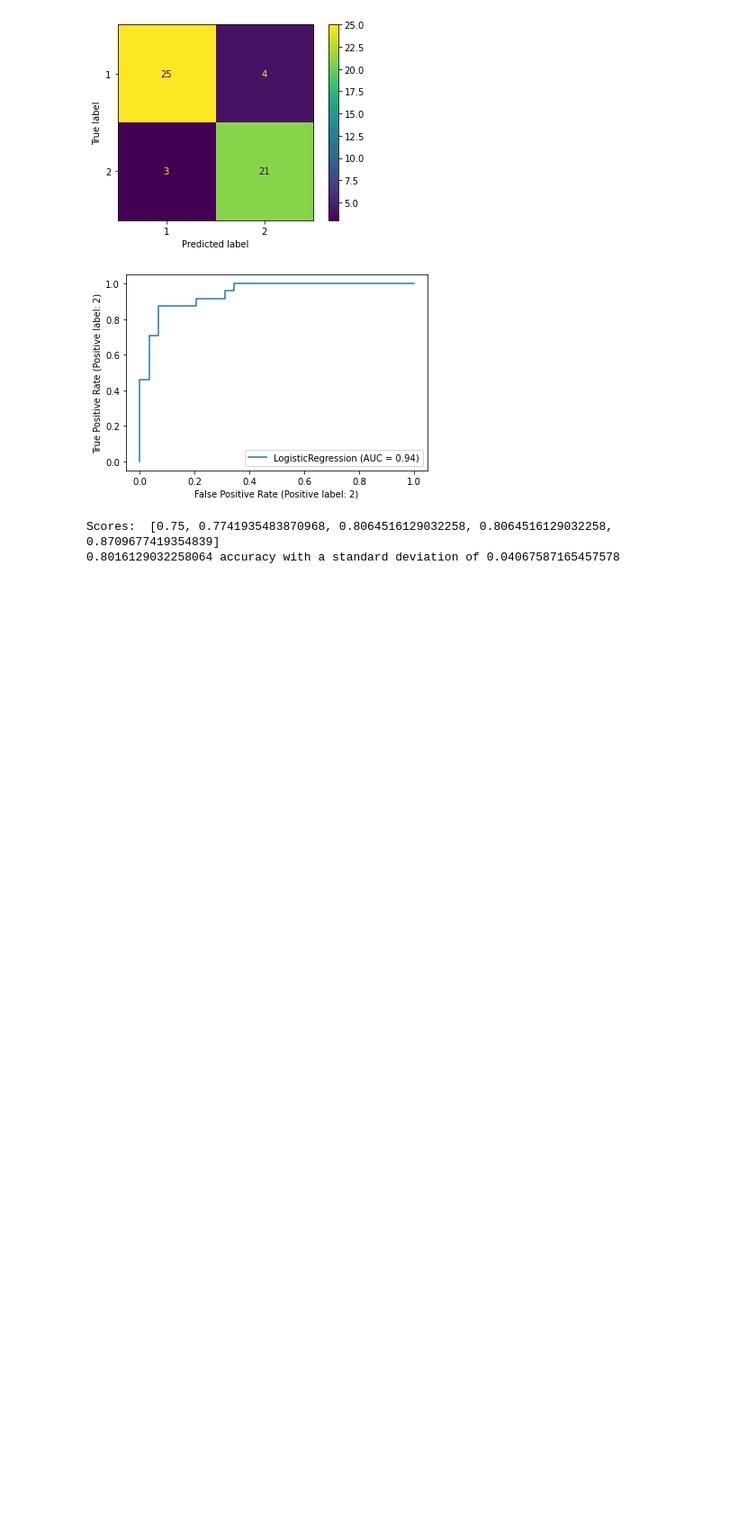
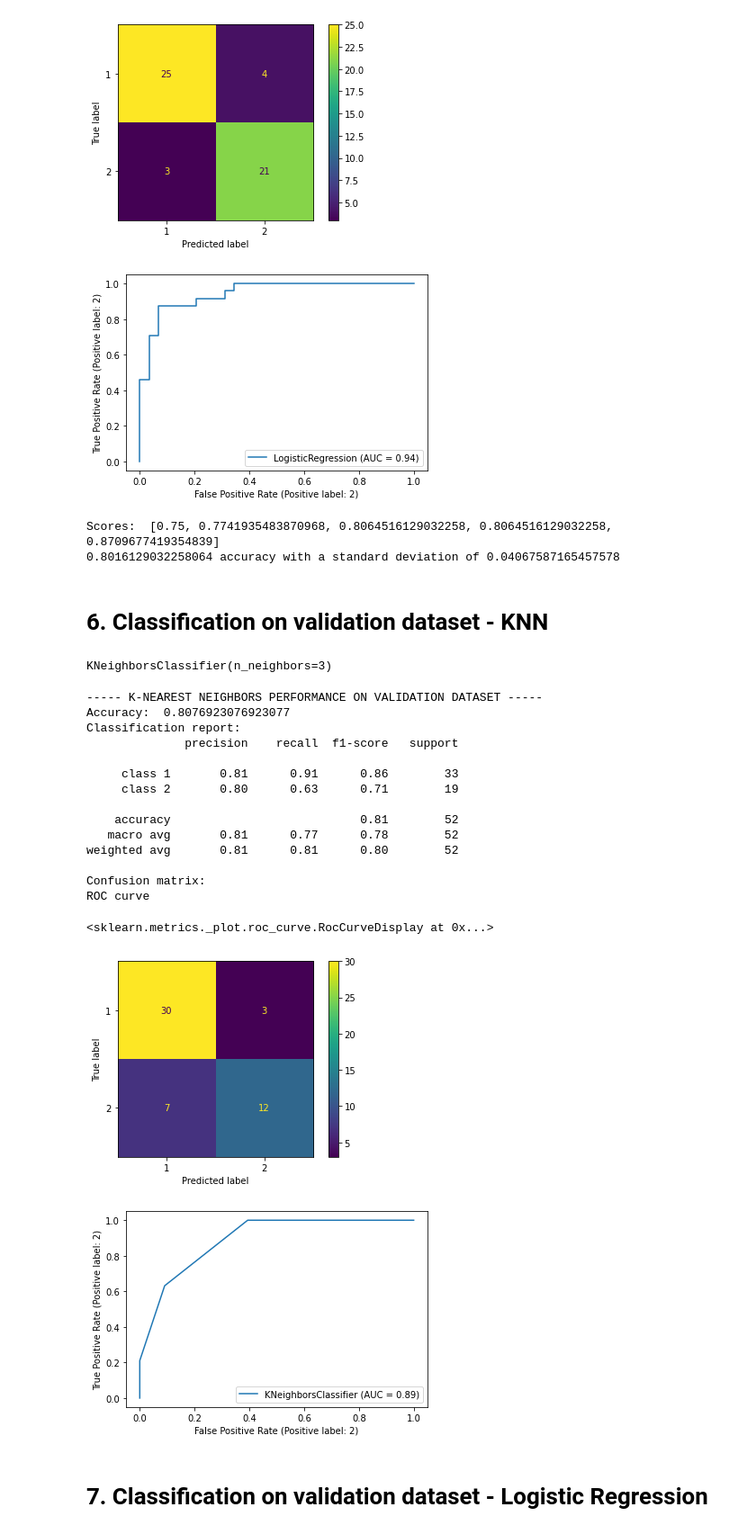
Before and after one commit to BioMedProjects/Intro-AI-Project, a Jupyter notebook: WDSI_project.ipynb, the cells around one changed output. Shown: that part at 90% size. Drawn from its saved outputs; the diff is of its cells as text; code cells hidden in the pictures; blank space fills up the shorter version.

Commit message:
validation dataset classification

```diff
--- a/WDSI_project.ipynb
+++ b/WDSI_project.ipynb
@@ -584,3 +585,49 @@ print(f"{scores.mean()} accuracy with a standard deviation of {scores.std()}")
 # %% [output]
 Scores:  [0.75, 0.7741935483870968, 0.8064516129032258, 0.8064516129032258, 0.8709677419354839]
 0.8016129032258064 accuracy with a standard deviation of 0.04067587165457578
+# %% [markdown]
+# 6. Classification on validation dataset - KNN<a name="2"></a>
+# %%
+data = X_val
+target = y_val
+# %%
+n_neighbors = 3
+kNN_classifier = KNeighborsClassifier(n_neighbors=n_neighbors)
+kNN_classifier.fit(data, target)
+# %% [output]
+KNeighborsClassifier(n_neighbors=3)
+# %%
+print('----- K-NEAREST NEIGHBORS PERFORMANCE ON VALIDATION DATASET -----')
+knn_predictions = kNN_classifier.predict(data)
+knn_accuracy = accuracy_score(target, knn_predictions)
+print('Accuracy: ', knn_accuracy)
+
+print("Classification report:")
+target_names = ['class 1', 'class 2']
+print(classification_report(target, knn_predictions, target_names=target_names))
+
+print("Confusion matrix:")
+plot_confusion_matrix(kNN_classifier, data, target)
+
+print("ROC curve")
+plot_roc_curve(kNN_classifier, data, target)
+# %% [output]
+----- K-NEAREST NEIGHBORS PERFORMANCE ON VALIDATION DATASET -----
+Accuracy:  0.8076923076923077
+Classification report:
+              precision    recall  f1-score   support
+
+     class 1       0.81      0.91      0.86        33
+     class 2       0.80      0.63      0.71        19
+
+    accuracy                           0.81        52
+   macro avg       0.81      0.77      0.78        52
+weighted avg       0.81      0.81      0.80        52
+
+Confusion matrix:
+ROC curve
+<sklearn.metrics._plot.roc_curve.RocCurveDisplay at 0x...>
+[figure, added]
+[figure, added]
+# %% [markdown]
+# 7. Classification on validation dataset - Logistic Regression<a name="2"></a>
```
Also changed, not shown: parts of 9 cells of this notebook.
